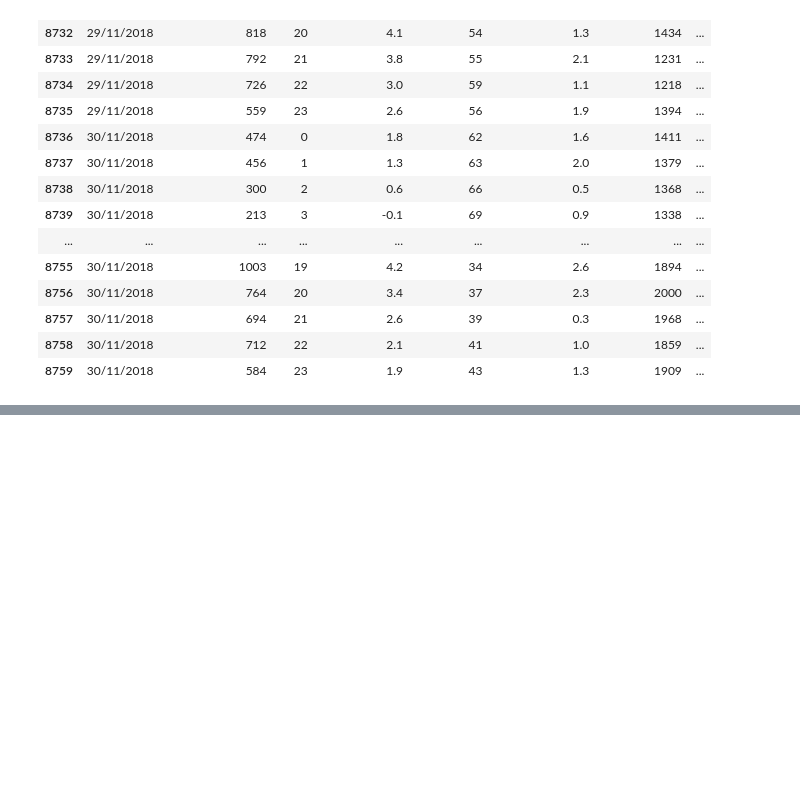
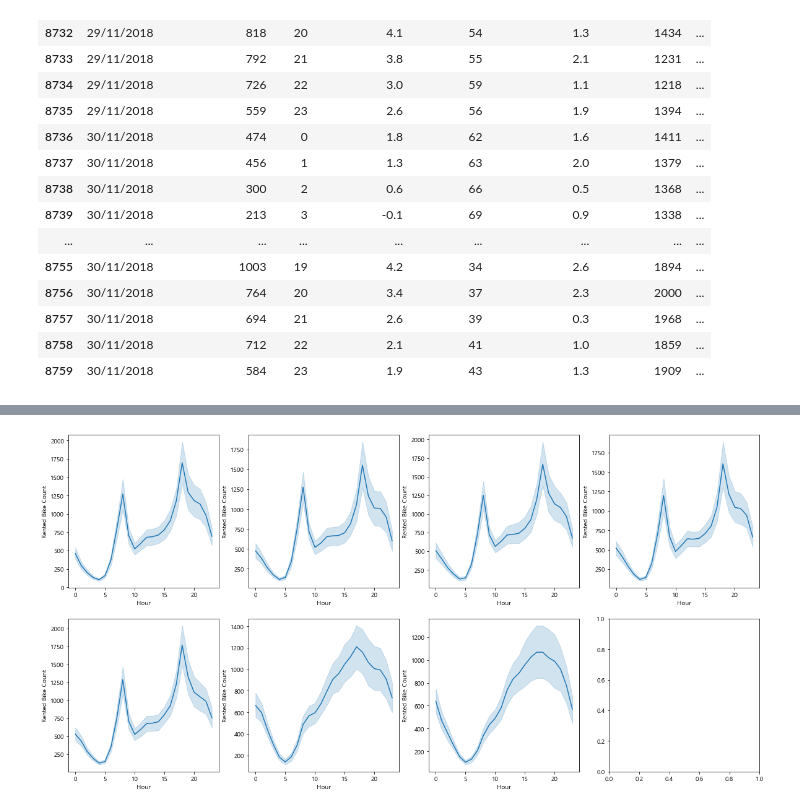
Before and after one commit to ch00251/PythonPractice, a Jupyter notebook: 분석예제1.ipynb, the cells around one changed output, grey strips where cells are left out. Saved outputs shown, nothing was run; the diff lists cells and outputs as text; code cells hidden in the pictures; blank space fills up the shorter version.

```diff
--- a/분석예제1.ipynb
+++ b/분석예제1.ipynb
@@ -38,0 +195,12 @@ bike.tail(30)
+# %%
+# 요일별로 시간대별 그래프로 시각화
+
+f, axes = plt.subplots(2, 4, figsize=(20, 10))
+
+weekdays_list = ['월요일','화요일','수요일','목요일','금요일','토요일','일요일']
+# x축은 시간
+for i in range(7):
+    sns.lineplot("Hour", "Rented Bike Count", data=bike.loc[bike["weekdays"]==weekdays_list[i]],
+                ax=axes[i//4, i%4])
+# %% [output]
+[figure, added]
```
Also changed, not shown: parts of 8 cells of this notebook.
